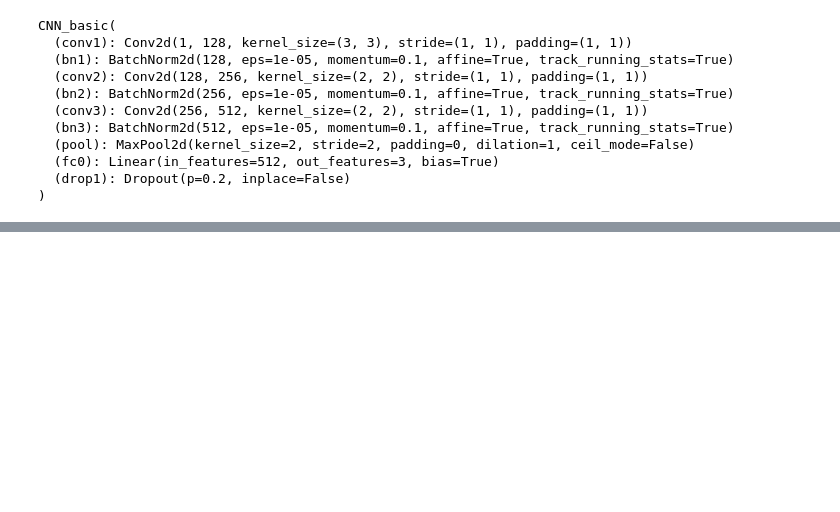
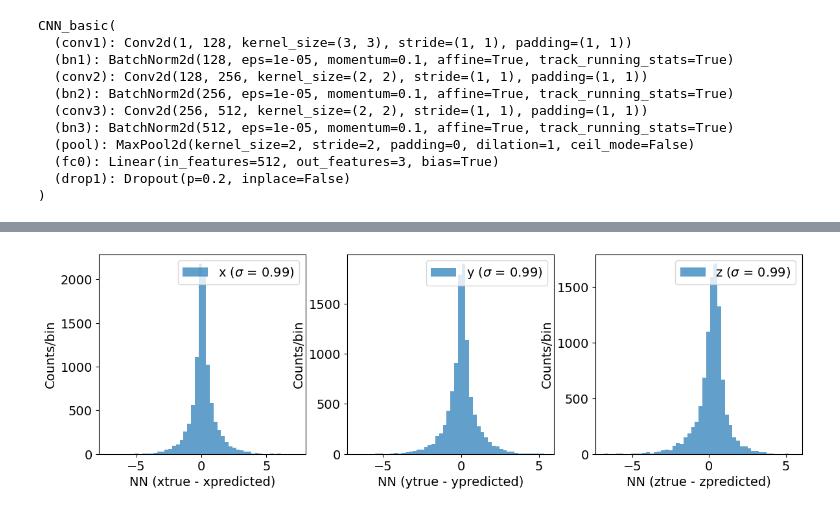
Before and after one commit to jjgomezcadenas/pymono, a Jupyter notebook: notebooks/mono_xyz_resolution_basic_cnn_01.ipynb, the cells around one changed output, grey strips where cells are left out. Drawn from its saved outputs; the diff is of its cells as text; code cells hidden in the pictures; blank space fills up the shorter version.

```diff
--- a/notebooks/mono_xyz_resolution_basic_cnn_01.ipynb
+++ b/notebooks/mono_xyz_resolution_basic_cnn_01.ipynb
@@ -268,0 +294,6 @@ plotxyz(tdeltas, nbins=50)
+# %%
+tdeltas = evaluate_cnn(test_loader, model, device, pixel_size = 6)
+# %%
+plotxyz(tdeltas, nbins=50)
+# %% [output]
+[figure, added]
```
Also changed, not shown: parts of 12 cells of this notebook.
